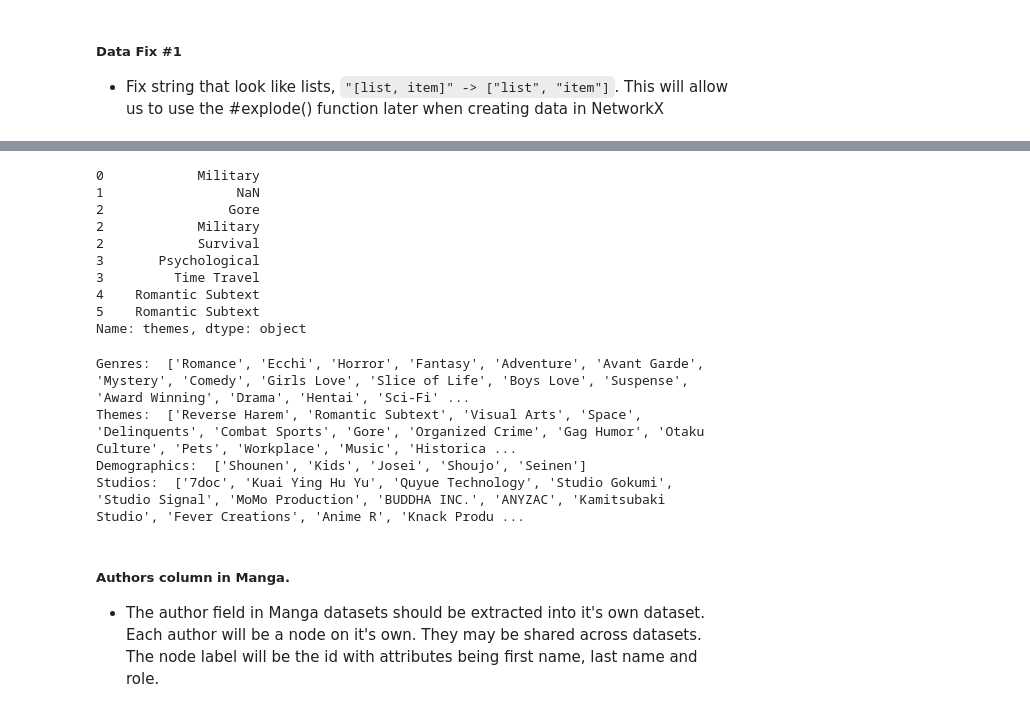
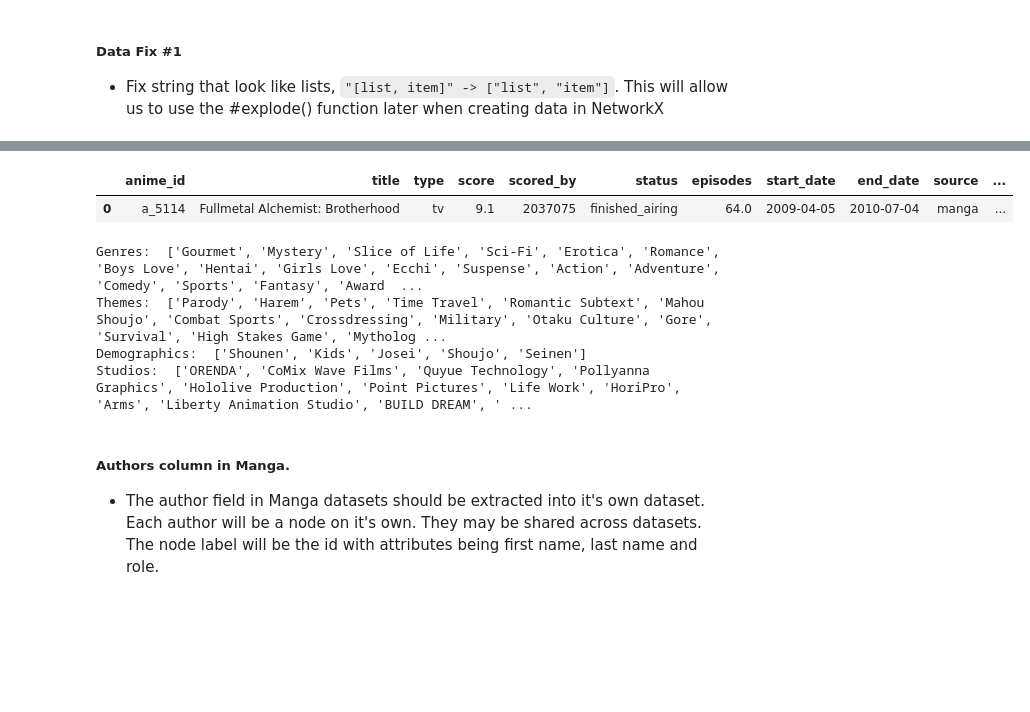
Before and after one commit to W3NDO/ArangoDbHackathon, a Jupyter notebook: anime_recomender_system.ipynb, the cells around one changed output, grey strips where cells are left out. Cells and saved outputs as stored; diff of their text form; code cells hidden in the pictures; blank space fills up the shorter version.

```diff
--- a/anime_recomender_system.ipynb
+++ b/anime_recomender_system.ipynb
@@ -151,18 +129,15 @@ Name: authors, dtype: object
-# %%
-anime_subset = anime.loc[0:5]
-exploded = anime_subset.explode('themes') # fails because genres is a string
-exploded['themes']
-# %% [output]
-0            Military
-1                 NaN
-2                Gore
-2            Military
-2            Survival
-3       Psychological
-3         Time Travel
-4    Romantic Subtext
-5    Romantic Subtext
-Name: themes, dtype: object
+# %%
+def update_anime_id(anime_df):
+    anime_df["anime_id"] = anime_df["anime_id"].astype(str).apply(lambda x: f"a_{x}")
+    return anime_df  # Ensure the function returns the updated DataFrame
+
+
+
+anime = update_anime_id(anime)
+anime.head(1)
+# %% [output]
+|  | anime_id | title | type | score | scored_by | status | episodes | start_date | end_date | source | ... |
+| 0 | a_5114 | Fullmetal Alchemist: Brotherhood | tv | 9.1 | 2037075 | finished_airing | 64.0 | 2009-04-05 | 2010-07-04 | manga | ... |
 # %%
 ## Identify Key groups in the following columns: "genres", "themes", "demographics", "studios". These could be shared between anime entries.
 
@@ -186,10 +161,10 @@ studio_grouped_data = studios_explode.groupby("studios")
 anime_studios = studio_grouped_data.groups.keys()
 print("Studios: ", list(set(list(studio_grouped_data.groups.keys()))))
 # %% [output]
-Genres:  ['Romance', 'Ecchi', 'Horror', 'Fantasy', 'Adventure', 'Avant Garde', 'Mystery', 'Comedy', 'Girls Love', 'Slice of Life', 'Boys Love', 'Suspense', 'Award Winning', 'Drama', 'Hentai', 'Sci-Fi' ...
-Themes:  ['Reverse Harem', 'Romantic Subtext', 'Visual Arts', 'Space', 'Delinquents', 'Combat Sports', 'Gore', 'Organized Crime', 'Gag Humor', 'Otaku Culture', 'Pets', 'Workplace', 'Music', 'Historica ...
+Genres:  ['Gourmet', 'Mystery', 'Slice of Life', 'Sci-Fi', 'Erotica', 'Romance', 'Boys Love', 'Hentai', 'Girls Love', 'Ecchi', 'Suspense', 'Action', 'Adventure', 'Comedy', 'Sports', 'Fantasy', 'Award  ...
+Themes:  ['Parody', 'Harem', 'Pets', 'Time Travel', 'Romantic Subtext', 'Mahou Shoujo', 'Combat Sports', 'Crossdressing', 'Military', 'Otaku Culture', 'Gore', 'Survival', 'High Stakes Game', 'Mytholog ...
 Demographics:  ['Shounen', 'Kids', 'Josei', 'Shoujo', 'Seinen']
-Studios:  ['7doc', 'Kuai Ying Hu Yu', 'Quyue Technology', 'Studio Gokumi', 'Studio Signal', 'MoMo Production', 'BUDDHA INC.', 'ANYZAC', 'Kamitsubaki Studio', 'Fever Creations', 'Anime R', 'Knack Produ ...
+Studios:  ['ORENDA', 'CoMix Wave Films', 'Quyue Technology', 'Pollyanna Graphics', 'Hololive Production', 'Point Pictures', 'Life Work', 'HoriPro', 'Arms', 'Liberty Animation Studio', 'BUILD DREAM', ' ...
 # %% [markdown]
 ##### Authors column in Manga.
 - The author field in Manga datasets should be extracted into it's own dataset. Each author will be a node on it's own. They may be shared across datasets. The node label will be the id with attributes being first name, last name and role.
```
Also changed, not shown: parts of 10 cells of this notebook, 1 other file.
